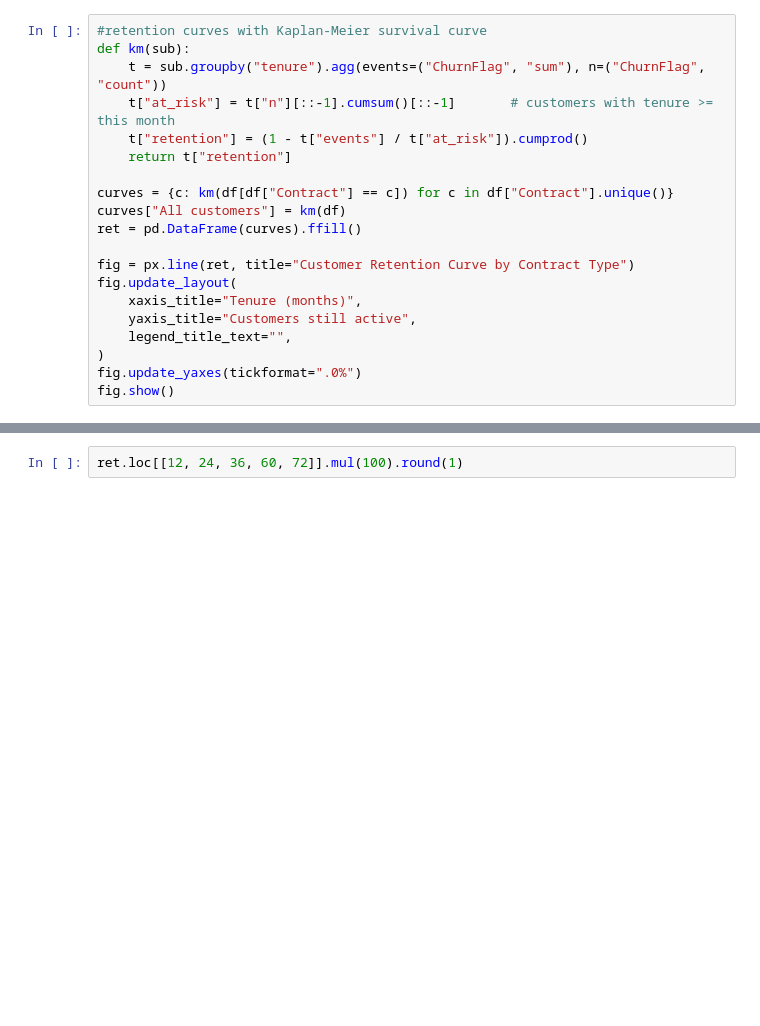
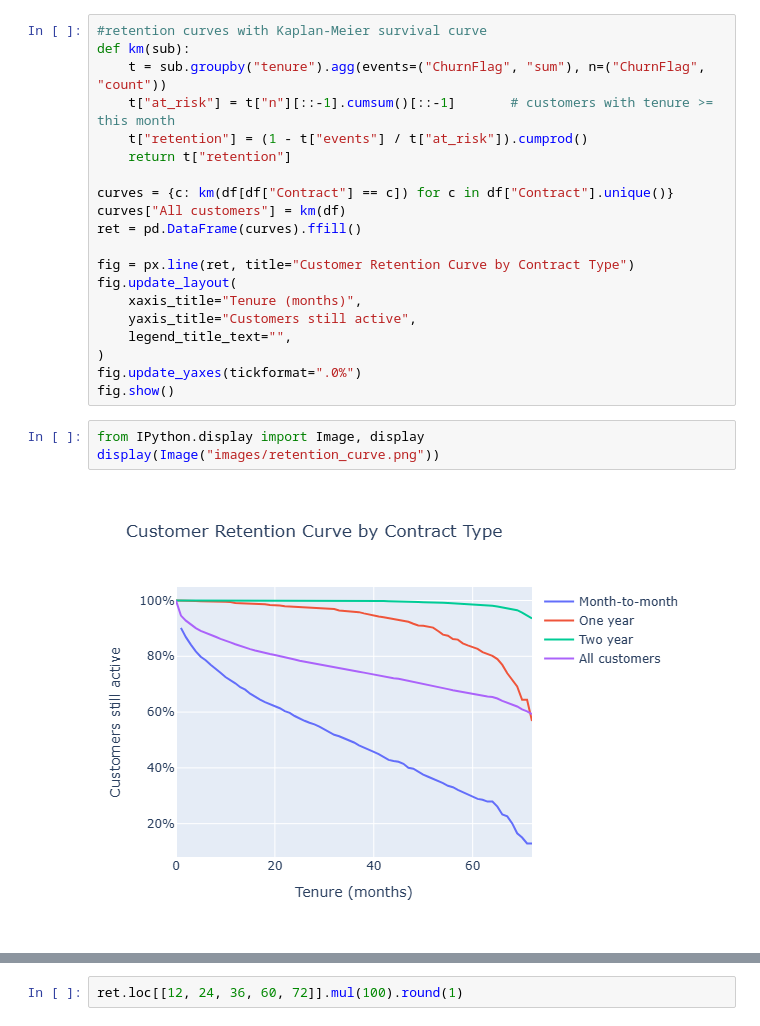
Before and after one commit to LilitBabakhanyan/Datheon_Data_Analytics_and_Power_BI_Internship, a Jupyter notebook: 03_Customer_Churn_Analysis/churn_analysis.ipynb, the cells around one changed output, grey strips where cells are left out. Saved outputs shown, nothing was run; the diff lists cells and outputs as text; blank space fills up the shorter version.

Commit message:
Show static charts in churn notebook

```diff
--- a/03_Customer_Churn_Analysis/churn_analysis.ipynb
+++ b/03_Customer_Churn_Analysis/churn_analysis.ipynb
@@ -229,3 +229,8 @@ fig.update_layout(
 )
 fig.update_yaxes(tickformat=".0%")
 fig.show()
+# %%
+from IPython.display import Image, display
+display(Image("images/retention_curve.png"))
+# %% [output]
+[figure, added]
```
Also changed, not shown: parts of 3 cells of this notebook, 2 other files.
